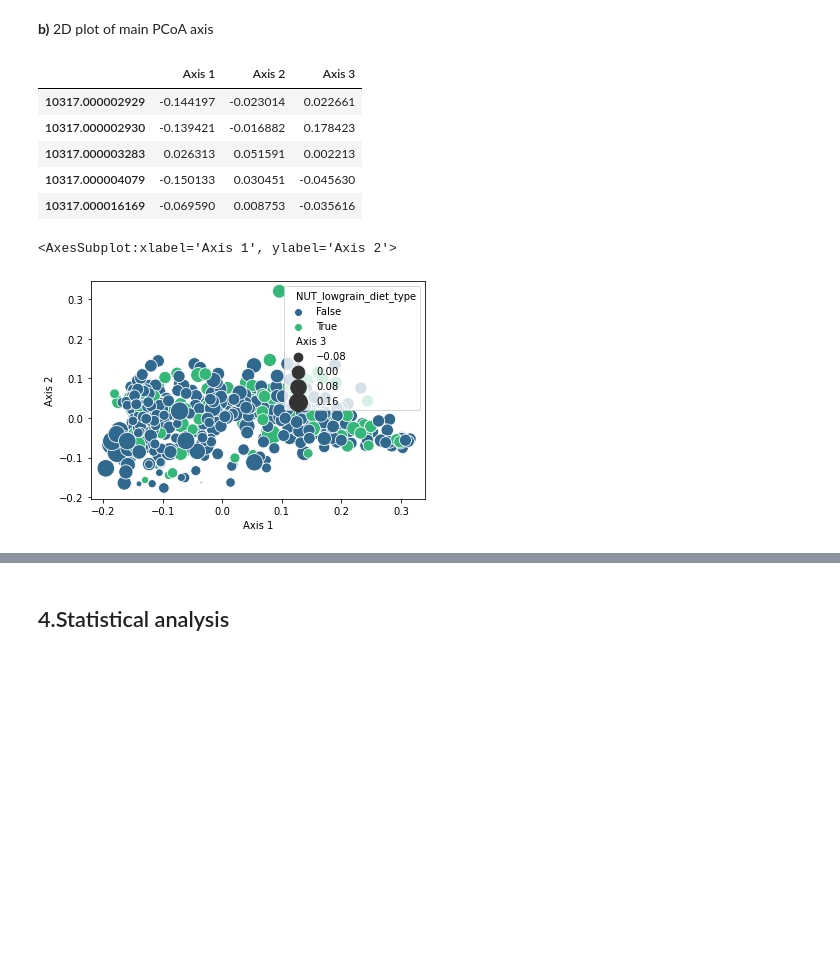
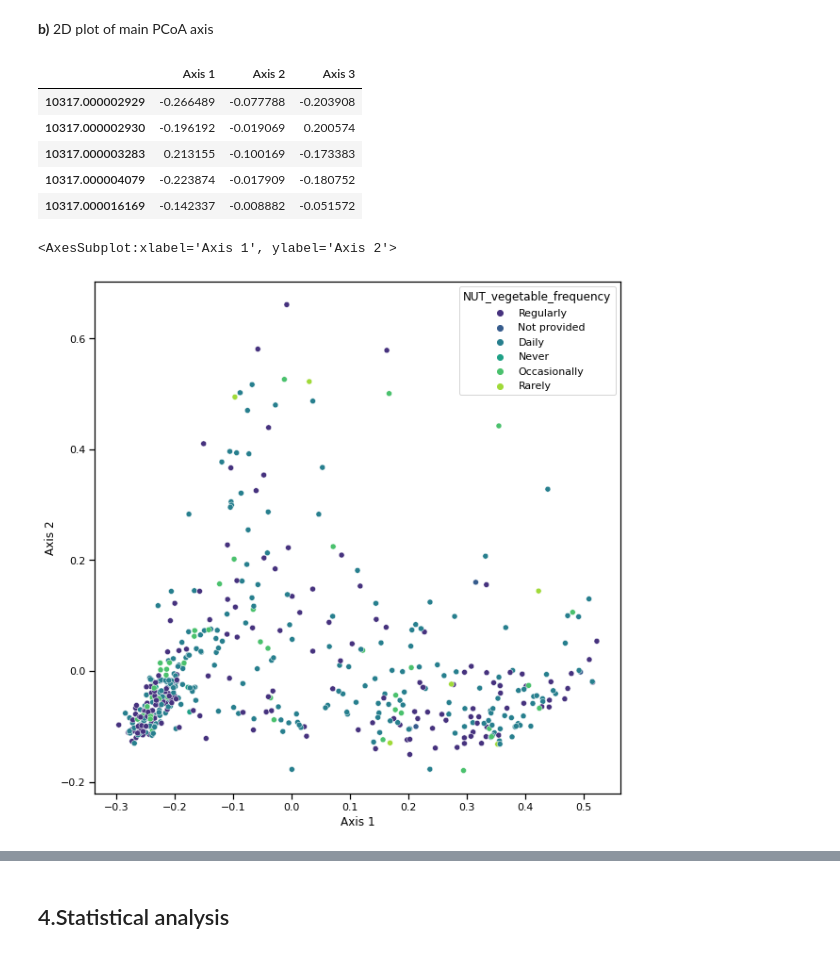
Before and after one commit to dhasanova99/HealthyFood, a Jupyter notebook: JupyterDocs/G_Beta_Diversity.ipynb, the cells around one changed output, grey strips where cells are left out. Cells and saved outputs as stored; diff of their text form; code cells hidden in the pictures; blank space fills up the shorter version.

Commit message:
plot

```diff
--- a/JupyterDocs/G_Beta_Diversity.ipynb
+++ b/JupyterDocs/G_Beta_Diversity.ipynb
@@ -116,7 +119,7 @@ Visualization.load(f'{data_dir}/core-metrics-results/bray_curtis_emperor.qzv')
 # %% [markdown]
 **b)** 2D plot of main PCoA axis
 # %%
-pcs = q2.Artifact.load(os.path.join(data_dir, 'core-metrics-results/weighted_unifrac_pcoa_results.qza'))
+pcs = q2.Artifact.load(os.path.join(data_dir, 'core-metrics-results/bray_curtis_pcoa_results.qza'))
 pcs = pcs.view(OrdinationResults)
 pcs_data = pcs.samples.iloc[:,:3]
 pcs_data.columns = ['Axis 1', 'Axis 2', 'Axis 3']
@@ -124,24 +127,20 @@ pcs_data.columns = ['Axis 1', 'Axis 2', 'Axis 3']
 pcs_data.head()
 # %% [output]
 |  | Axis 1 | Axis 2 | Axis 3 |
-| 10317.000002929 | -0.144197 | -0.023014 | 0.022661 |
-| 10317.000002930 | -0.139421 | -0.016882 | 0.178423 |
-| 10317.000003283 | 0.026313 | 0.051591 | 0.002213 |
-| 10317.000004079 | -0.150133 | 0.030451 | -0.045630 |
-| 10317.000016169 | -0.069590 | 0.008753 | -0.035616 |
+| 10317.000002929 | -0.266489 | -0.077788 | -0.203908 |
+| 10317.000002930 | -0.196192 | -0.019069 | 0.200574 |
+| 10317.000003283 | 0.213155 | -0.100169 | -0.173383 |
+| 10317.000004079 | -0.223874 | -0.017909 | -0.180752 |
+| 10317.000016169 | -0.142337 | -0.008882 | -0.051572 |
 # %%
-pcs_data_with_md = pcs_data.join(md['NUT_lowgrain_diet_type'])
+pcs_data_with_md = pcs_data.join(md['NUT_vegetable_frequency'])
 # %%
 scatterplot(data=pcs_data_with_md,
 x='Axis 1',
 y='Axis 2',
-hue='NUT_lowgrain_diet_type',
-size='Axis 3',
-sizes=(4, 400),
-
-
+hue='NUT_vegetable_frequency',
 palette='viridis')
 # %% [output]
 <AxesSubplot:xlabel='Axis 1', ylabel='Axis 2'>
-[figure, old version]
+[figure, new version]
 # %%
```
Also changed, not shown: parts of 10 cells of this notebook.
